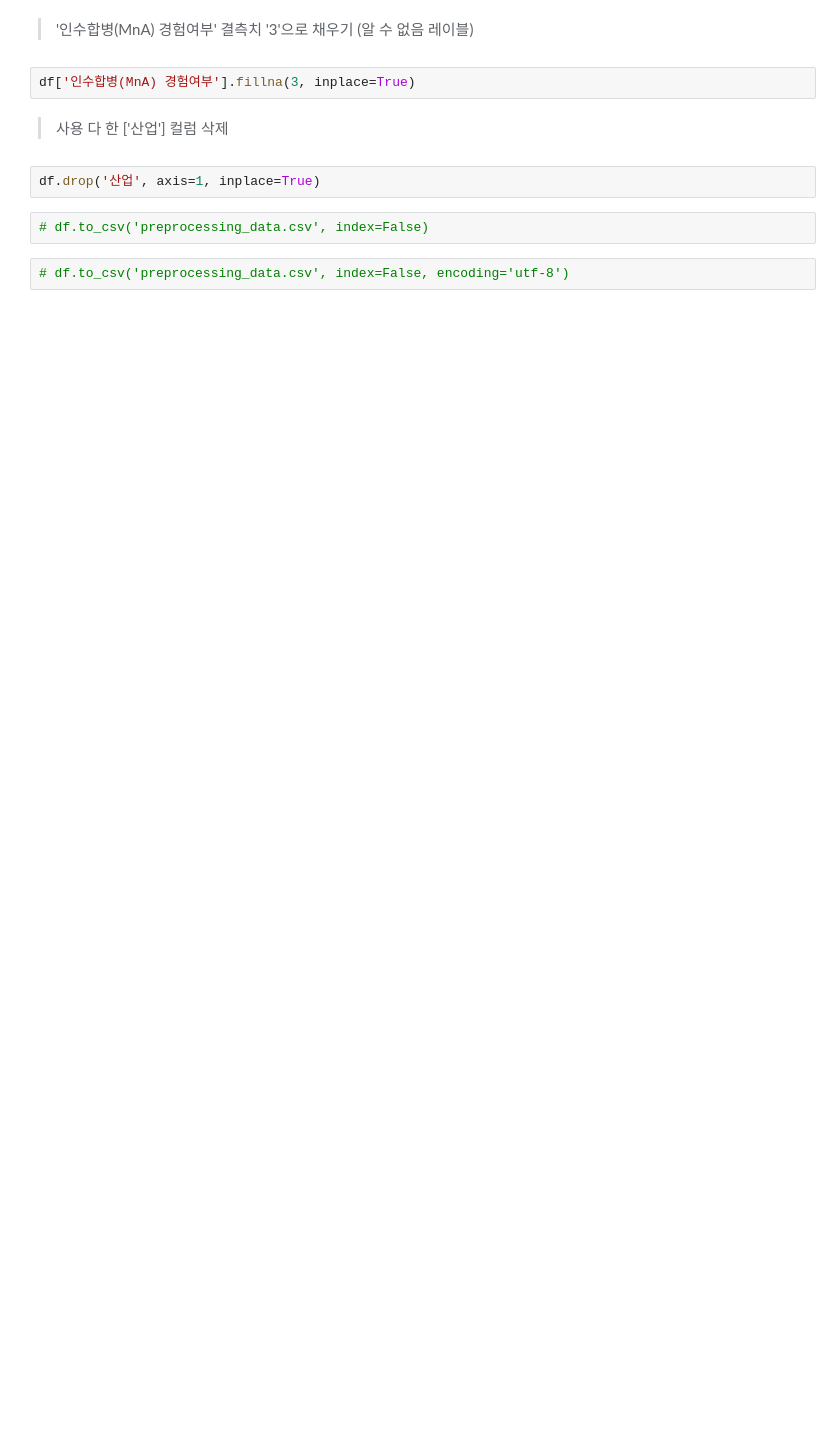
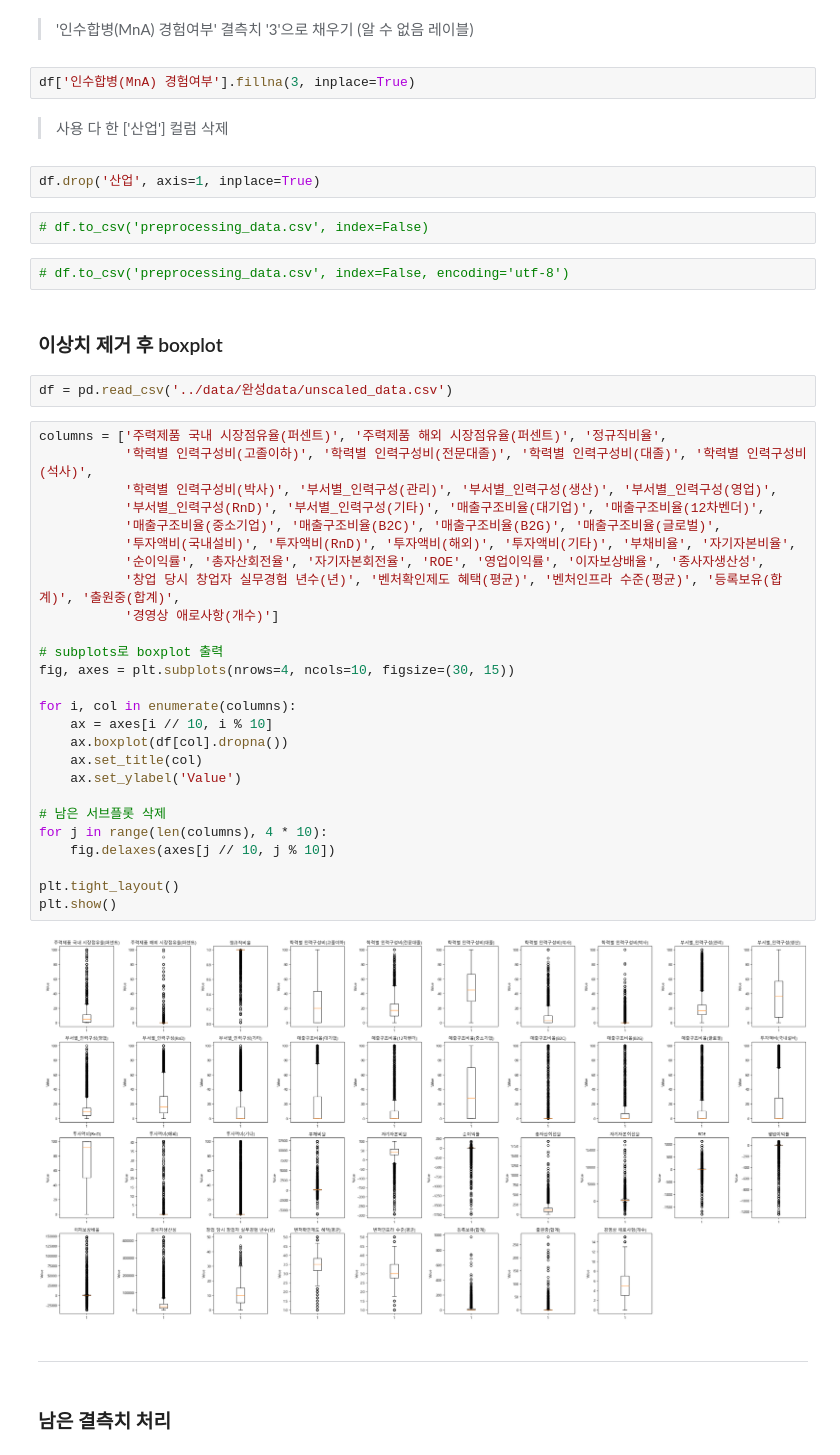
Before and after one commit to shoni0325/Project_1, a Jupyter notebook: code/Preprocessing.ipynb, the cells around one changed output. Cells and saved outputs as stored; diff of their text form; blank space fills up the shorter version.

```diff
--- a/code/Preprocessing.ipynb
+++ b/code/Preprocessing.ipynb
@@ -1359,3 +1359,39 @@ df.drop('산업', axis=1, inplace=True)
 # df.to_csv('preprocessing_data.csv', index=False)
 # %%
 # df.to_csv('preprocessing_data.csv', index=False, encoding='utf-8')
+# %% [markdown]
+### 이상치 제거 후 boxplot
+# %%
+df = pd.read_csv('../data/완성data/unscaled_data.csv')
+# %%
+columns = ['주력제품 국내 시장점유율(퍼센트)', '주력제품 해외 시장점유율(퍼센트)', '정규직비율',
+           '학력별 인력구성비(고졸이하)', '학력별 인력구성비(전문대졸)', '학력별 인력구성비(대졸)', '학력별 인력구성비(석사)',
+           '학력별 인력구성비(박사)', '부서별_인력구성(관리)', '부서별_인력구성(생산)', '부서별_인력구성(영업)',
+           '부서별_인력구성(RnD)', '부서별_인력구성(기타)', '매출구조비율(대기업)', '매출구조비율(12차벤더)',
+           '매출구조비율(중소기업)', '매출구조비율(B2C)', '매출구조비율(B2G)', '매출구조비율(글로벌)',
+           '투자액비(국내설비)', '투자액비(RnD)', '투자액비(해외)', '투자액비(기타)', '부채비율', '자기자본비율',
+           '순이익률', '총자산회전율', '자기자본회전율', 'ROE', '영업이익률', '이자보상배율', '종사자생산성',
+           '창업 당시 창업자 실무경험 년수(년)', '벤처확인제도 혜택(평균)', '벤처인프라 수준(평균)', '등록보유(합계)', '출원중(합계)',
+           '경영상 애로사항(개수)']
+
+# subplots로 boxplot 출력
+fig, axes = plt.subplots(nrows=4, ncols=10, figsize=(30, 15))
+
+for i, col in enumerate(columns):
+    ax = axes[i // 10, i % 10]
+    ax.boxplot(df[col].dropna())
+    ax.set_title(col)
+    ax.set_ylabel('Value')
+
+# 남은 서브플롯 삭제
+for j in range(len(columns), 4 * 10):
+    fig.delaxes(axes[j // 10, j % 10])
+
+plt.tight_layout()
+plt.show()
+# %% [output]
+[figure, added]
+# %% [markdown]
+---
+# %% [markdown]
+### 남은 결측치 처리
```
Also changed, not shown: parts of 6 cells of this notebook, 6 other files.
